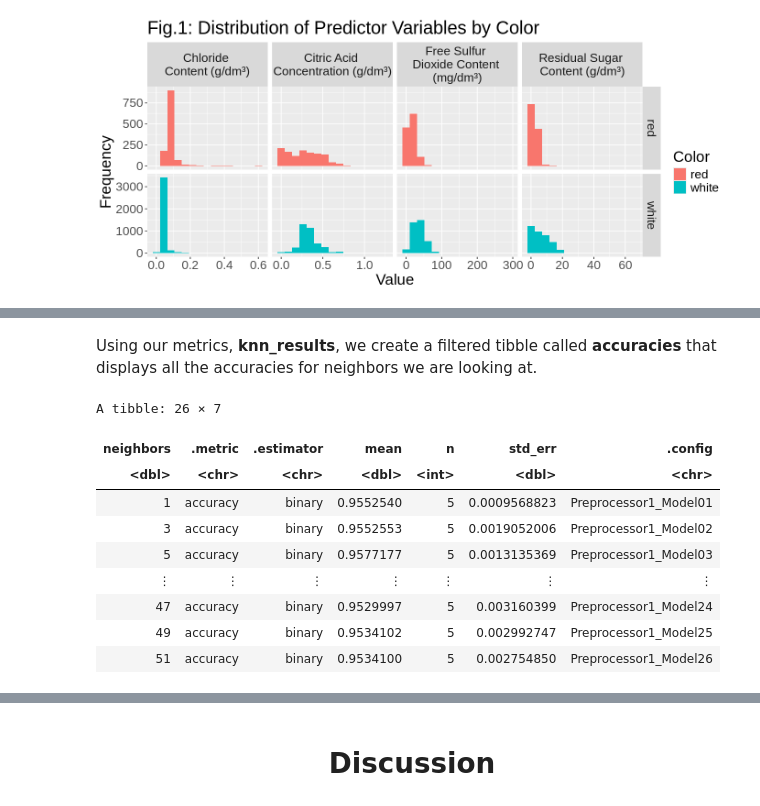
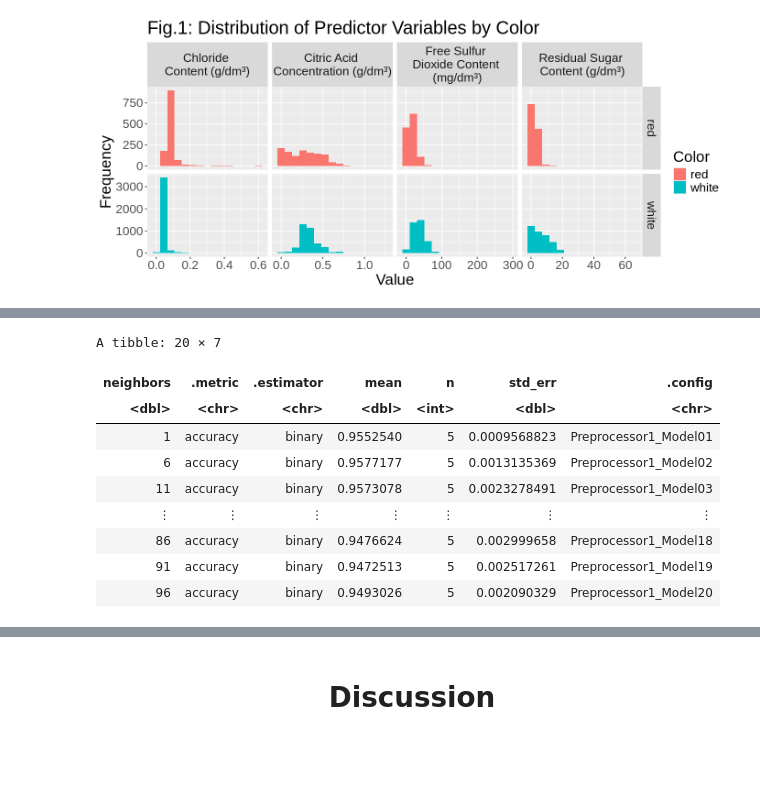
Before and after one commit to zaladmander/DSCI100-Group-Project, a Jupyter notebook: dsci100finalproject.ipynb, the cells around one changed output, grey strips where cells are left out. Cells and saved outputs as stored; diff of their text form; code cells hidden in the pictures; blank space fills up the shorter version.

```diff
--- a/dsci100finalproject.ipynb
+++ b/dsci100finalproject.ipynb
@@ -179,37 +179,35 @@ For the classification process, we first create a recipe that uses 'color' as th
 # %%
 set.seed(2024)
 
 wine_recipe <- recipe(color ~ free_SO2 + chlorides + residual_sugar + citric_acid, data = wine_train) |>
     step_scale(all_predictors()) |>
     step_center(all_predictors())
 
 vfold <- vfold_cv(wine_train, v = 5, strata = color)
 
 knn_spec <- nearest_neighbor(weight_func = "rectangular", neighbors = tune()) |>
     set_engine("kknn") |>
     set_mode("classification")
 
-k_vals <- tibble(neighbors = seq(from = 1, to = 51, by = 2))
+k_vals <- tibble(neighbors = seq(from = 1, to = 100, by = 5))
 
 knn_results <- workflow() |>
     add_recipe(wine_recipe) |>
     add_model(knn_spec) |>
     tune_grid(resamples = vfold, grid = k_vals) |>
     collect_metrics()
+
+accuracies <- knn_results |>
+    filter(.metric == "accuracy")
+accuracies
+# %% [output]
+A tibble: 20 × 7
+| neighbors | .metric | .estimator | mean | n | std_err | .config |
+| <dbl> | <chr> | <chr> | <dbl> | <int> | <dbl> | <chr> |
+| 1 | accuracy | binary | 0.9552540 | 5 | 0.0009568823 | Preprocessor1_Model01 |
+| 6 | accuracy | binary | 0.9577177 | 5 | 0.0013135369 | Preprocessor1_Model02 |
+| 11 | accuracy | binary | 0.9573078 | 5 | 0.0023278491 | Preprocessor1_Model03 |
+| ⋮ | ⋮ | ⋮ | ⋮ | ⋮ | ⋮ | ⋮ |
+| 86 | accuracy | binary | 0.9476624 | 5 | 0.002999658 | Preprocessor1_Model18 |
+| 91 | accuracy | binary | 0.9472513 | 5 | 0.002517261 | Preprocessor1_Model19 |
+| 96 | accuracy | binary | 0.9493026 | 5 | 0.002090329 | Preprocessor1_Model20 |
-# %% [markdown]
-Using our metrics, <b>knn_results</b>, we create a filtered tibble called <b>accuracies</b> that displays all the accuracies for neighbors we are looking at.
-# %%
-accuracies <- knn_results |>
-    filter(.metric == "accuracy")
-accuracies
-# %% [output]
-A tibble: 26 × 7
-| neighbors | .metric | .estimator | mean | n | std_err | .config |
-| <dbl> | <chr> | <chr> | <dbl> | <int> | <dbl> | <chr> |
-| 1 | accuracy | binary | 0.9552540 | 5 | 0.0009568823 | Preprocessor1_Model01 |
-| 3 | accuracy | binary | 0.9552553 | 5 | 0.0019052006 | Preprocessor1_Model02 |
-| 5 | accuracy | binary | 0.9577177 | 5 | 0.0013135369 | Preprocessor1_Model03 |
-| ⋮ | ⋮ | ⋮ | ⋮ | ⋮ | ⋮ | ⋮ |
-| 47 | accuracy | binary | 0.9529997 | 5 | 0.003160399 | Preprocessor1_Model24 |
-| 49 | accuracy | binary | 0.9534102 | 5 | 0.002992747 | Preprocessor1_Model25 |
-| 51 | accuracy | binary | 0.9534100 | 5 | 0.002754850 | Preprocessor1_Model26 |
```
Also changed, not shown: parts of 4 cells of this notebook.
